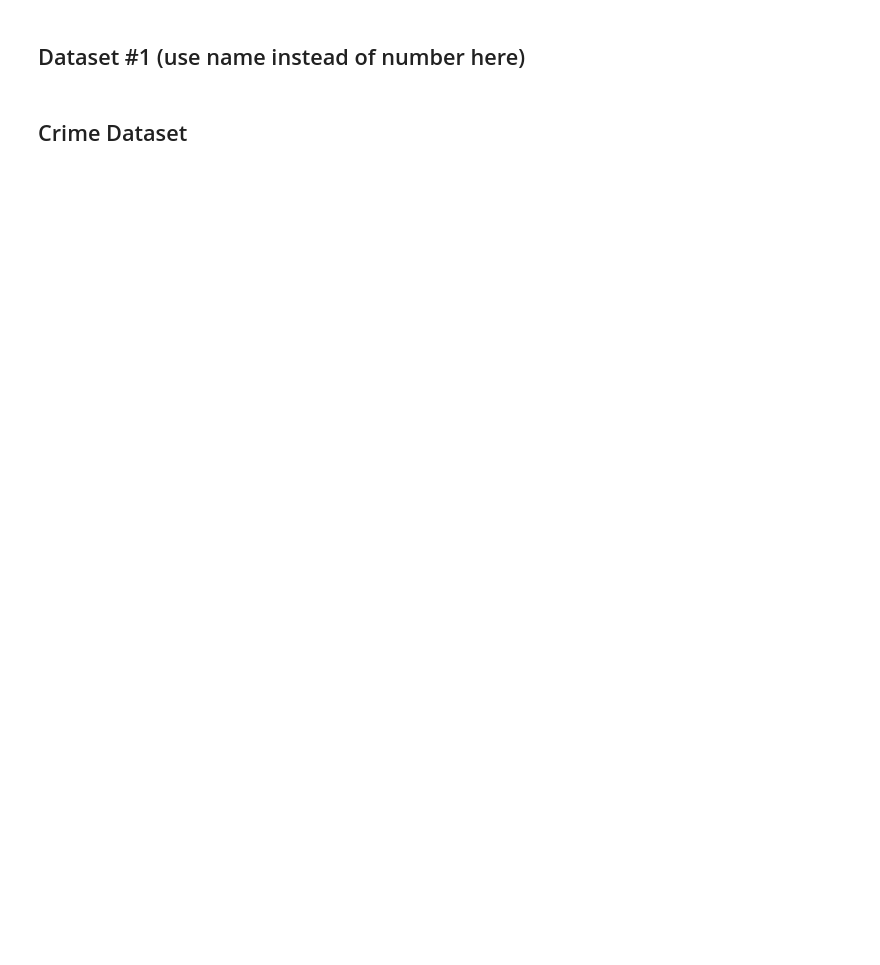
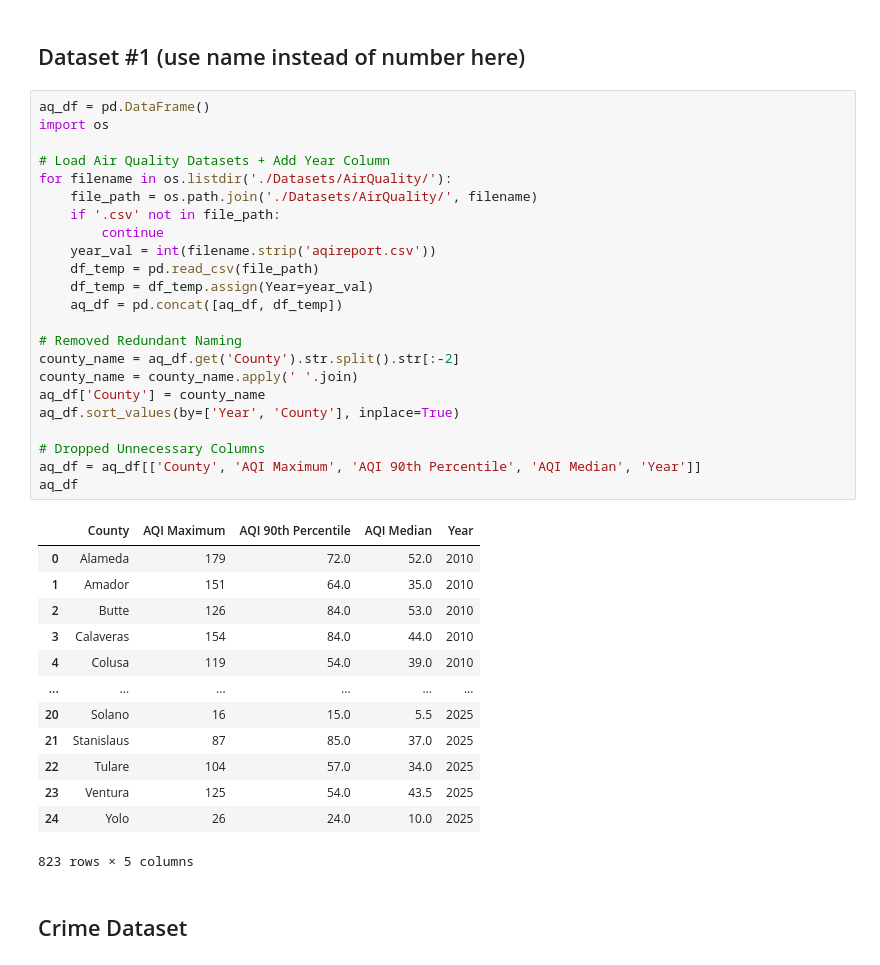
Before and after one commit to richardlaoo/Group131_DS_Analysis, a Jupyter notebook: DataCheckpoint_Group131_SP25.ipynb, the cells around one changed output. Cells and saved outputs as stored; diff of their text form; blank space fills up the shorter version.

Commit message:
Air Quality Dataset

```diff
--- a/DataCheckpoint_Group131_SP25.ipynb
+++ b/DataCheckpoint_Group131_SP25.ipynb
@@ -106,6 +106,43 @@ Now write 2 - 5 sentences describing each dataset here. Include a short descript
 If you plan to use multiple datasets, add a few sentences about how you plan to combine these datasets.
 # %% [markdown]
 ## Dataset #1 (use name instead of number here)
+# %%
+aq_df = pd.DataFrame()
+import os
+
+# Load Air Quality Datasets + Add Year Column
+for filename in os.listdir('./Datasets/AirQuality/'):
+    file_path = os.path.join('./Datasets/AirQuality/', filename)
+    if '.csv' not in file_path:
+        continue
+    year_val = int(filename.strip('aqireport.csv'))
+    df_temp = pd.read_csv(file_path)
+    df_temp = df_temp.assign(Year=year_val)
+    aq_df = pd.concat([aq_df, df_temp])
+
+# Removed Redundant Naming
+county_name = aq_df.get('County').str.split().str[:-2]
+county_name = county_name.apply(' '.join)
+aq_df['County'] = county_name
+aq_df.sort_values(by=['Year', 'County'], inplace=True)
+
+# Dropped Unnecessary Columns
+aq_df = aq_df[['County', 'AQI Maximum', 'AQI 90th Percentile', 'AQI Median', 'Year']]
+aq_df
+# %% [output]
+|  | County | AQI Maximum | AQI 90th Percentile | AQI Median | Year |
+| 0 | Alameda | 179 | 72.0 | 52.0 | 2010 |
+| 1 | Amador | 151 | 64.0 | 35.0 | 2010 |
+| 2 | Butte | 126 | 84.0 | 53.0 | 2010 |
+| 3 | Calaveras | 154 | 84.0 | 44.0 | 2010 |
+| 4 | Colusa | 119 | 54.0 | 39.0 | 2010 |
+| ... | ... | ... | ... | ... | ... |
+| 20 | Solano | 16 | 15.0 | 5.5 | 2025 |
+| 21 | Stanislaus | 87 | 85.0 | 37.0 | 2025 |
+| 22 | Tulare | 104 | 57.0 | 34.0 | 2025 |
+| 23 | Ventura | 125 | 54.0 | 43.5 | 2025 |
+| 24 | Yolo | 26 | 24.0 | 10.0 | 2025 |
+823 rows × 5 columns
 # %% [markdown]
 ## Crime Dataset
 # %%
```
Also changed, not shown: parts of 4 cells of this notebook.
